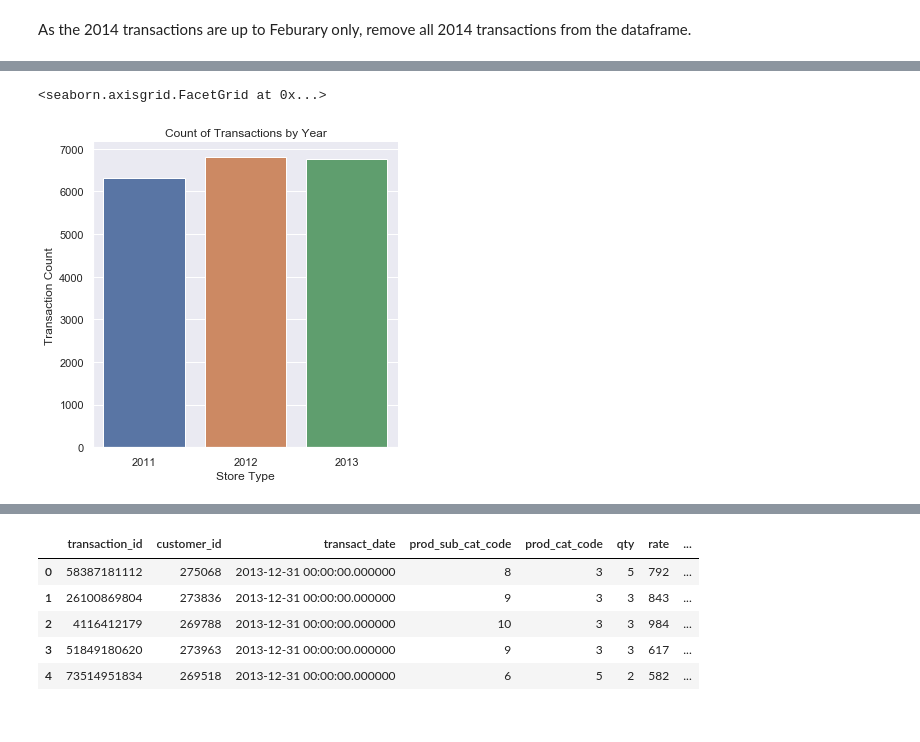
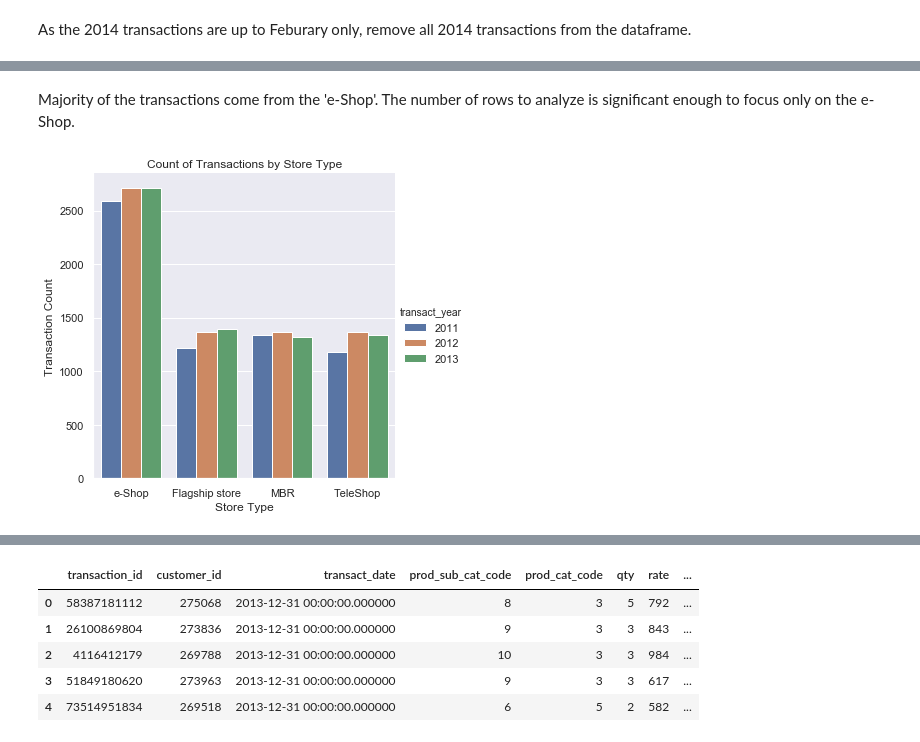
Before and after one commit to dlma1234/datascience_casestudies, a Jupyter notebook: retail_shop/eda.ipynb, the cells around one changed output, grey strips where cells are left out. Saved outputs shown, nothing was run; the diff lists cells and outputs as text; code cells hidden in the pictures.

Commit message:
Add EDA for merged and eshop datasets

```diff
--- a/retail_shop/eda.ipynb
+++ b/retail_shop/eda.ipynb
@@ -224,9 +235,10 @@ As the 2014 transactions are up to Feburary only, remove all 2014 transactions f
 rows_to_drop = merged_df[merged_df['transact_year'] == 2014].index
 merged_df.drop(rows_to_drop, axis=0, inplace=True)
 merged_df.reset_index(drop=True,inplace=True)
+# %% [markdown]
+Majority of the transactions come from the 'e-Shop'. The number of rows to analyze is significant enough to focus only on the e-Shop.
 # %%
-fig = sns.catplot(x='transact_year', kind='count',data=merged_df )
-fig.set(xlabel='Store Type', ylabel="Transaction Count",title="Count of Transactions by Year")
+fig = sns.catplot(x='store_type', kind='count', hue='transact_year', data=merged_df )
+fig.set(xlabel='Store Type', ylabel="Transaction Count",title="Count of Transactions by Store Type");
 # %% [output]
-<seaborn.axisgrid.FacetGrid at 0x...>
-[figure, old version]
+[figure, new version]
```
Also changed, not shown: parts of 95 cells of this notebook.
